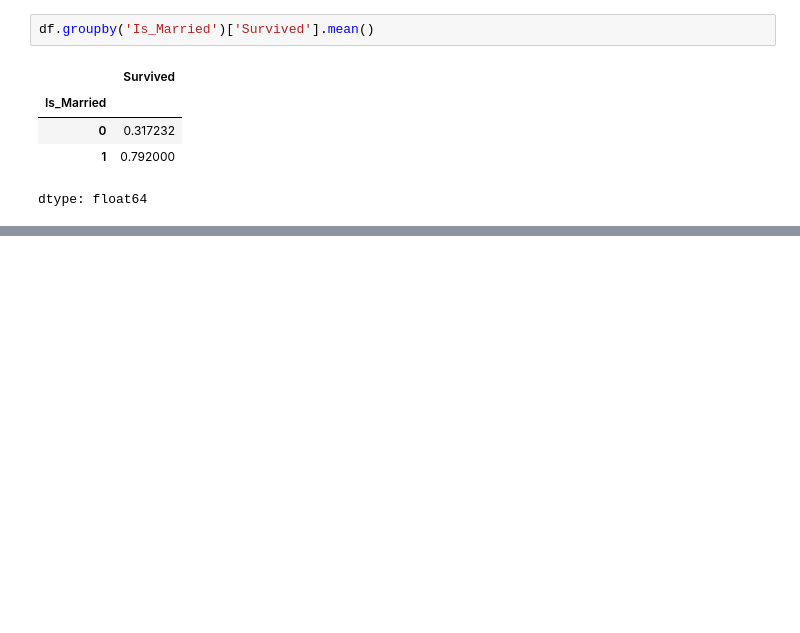
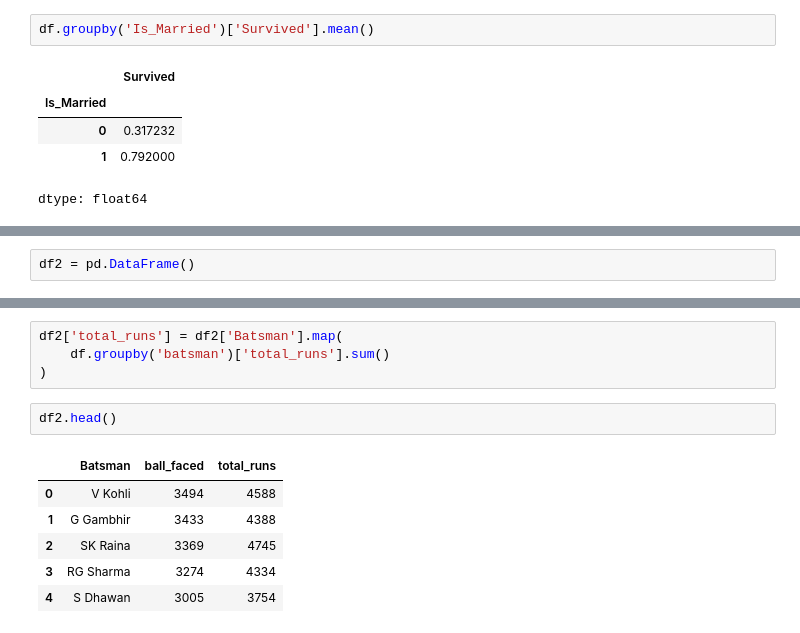
Before and after one commit to Muhammad-Waleed-Source/Machine-Learning, a Jupyter notebook: Day-45/Feature-construction.ipynb, the cells around one changed output, grey strips where cells are left out. Drawn from its saved outputs; the diff is of its cells as text; blank space fills up the shorter version.

```diff
--- a/Day-45/Feature-construction.ipynb
+++ b/Day-45/Feature-construction.ipynb
@@ -204,0 +216,2 @@ dtype: float64
+# %%
+df2 = pd.DataFrame()
@@ -204,0 +258,13 @@ dtype: float64
+# %%
+df2['total_runs'] = df2['Batsman'].map(
+    df.groupby('batsman')['total_runs'].sum()
+)
+# %%
+df2.head()
+# %% [output]
+|  | Batsman | ball_faced | total_runs |
+| 0 | V Kohli | 3494 | 4588 |
+| 1 | G Gambhir | 3433 | 4388 |
+| 2 | SK Raina | 3369 | 4745 |
+| 3 | RG Sharma | 3274 | 4334 |
+| 4 | S Dhawan | 3005 | 3754 |
```
Also changed, not shown: parts of 9 cells of this notebook.
